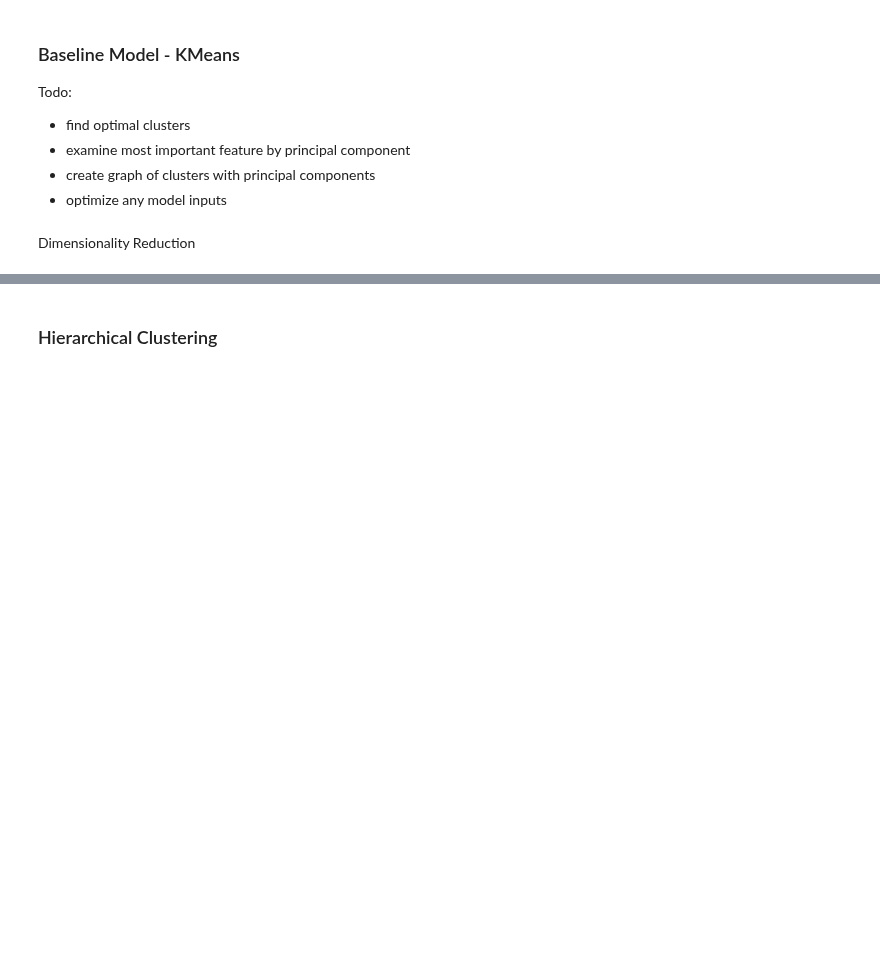
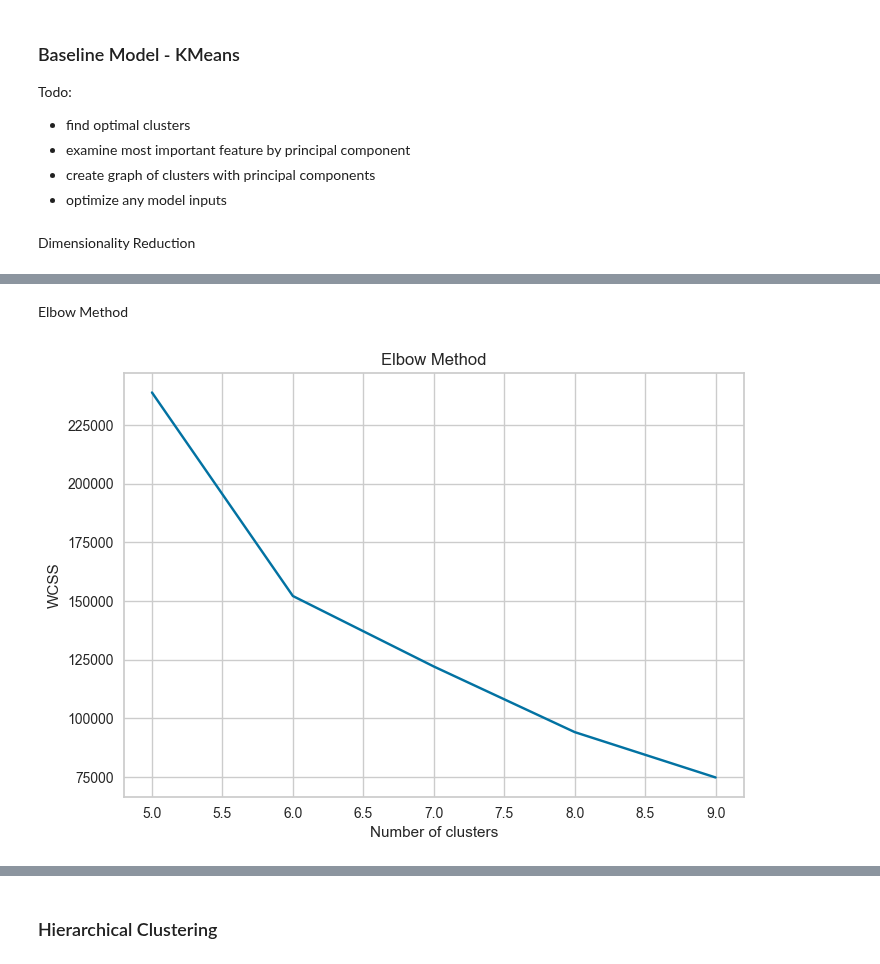
Before and after one commit to martza87/siads_696_mII, a Jupyter notebook: src/04_unsupervised_learning_model.ipynb, the cells around one changed output, grey strips where cells are left out. Drawn from its saved outputs; the diff is of its cells as text; code cells hidden in the pictures; blank space fills up the shorter version.

```diff
--- a/src/04_unsupervised_learning_model.ipynb
+++ b/src/04_unsupervised_learning_model.ipynb
@@ -85,0 +131,16 @@ PCA does not accept missing values encoded as NaN natively. For supervised learn
+# %% [markdown]
+Elbow Method
+# %%
+# Finding the optimal number of clusters using Elbow Method
+wcss = []
+for i in range(5, 10):
+    kmeans = KMeans(n_clusters=i, init='k-means++', max_iter=300, n_init=10, random_state=0)
+    kmeans.fit(X_pca)
+    wcss.append(kmeans.inertia_)
+plt.plot(range(5, 10), wcss)
+plt.title('Elbow Method')
+plt.xlabel('Number of clusters')
+plt.ylabel('WCSS')
+plt.show()
+# %% [output]
+[figure, added]
```
Also changed, not shown: parts of 19 cells of this notebook.
